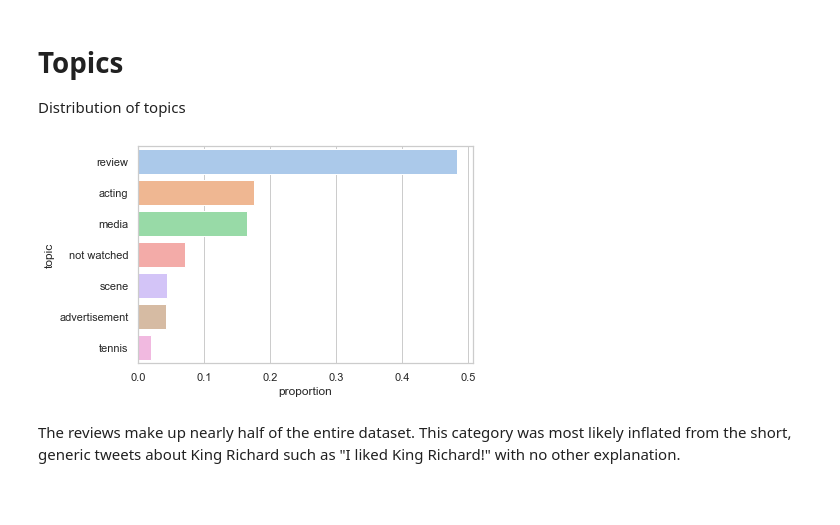
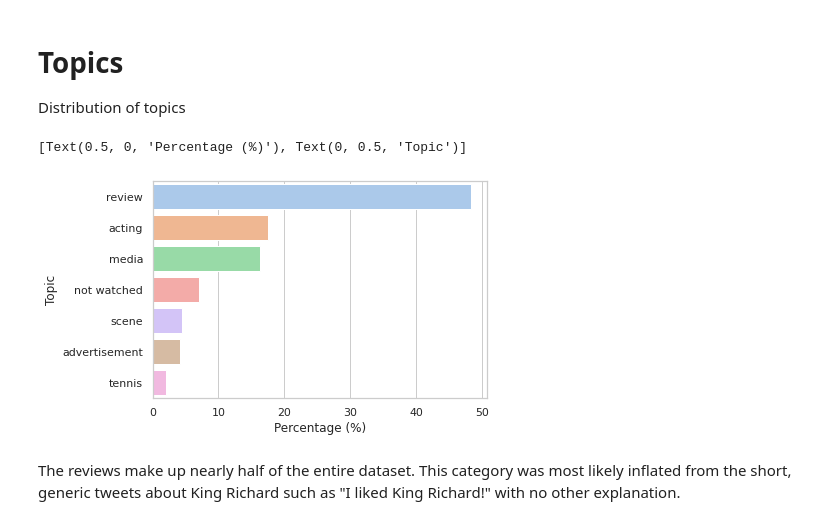
Before and after one commit to matthewgoodman13/twitter_movie_scraper, a Jupyter notebook: src/figures.ipynb, the cells around one changed output. Cells and saved outputs as stored; diff of their text form; code cells hidden in the pictures; blank space fills up the shorter version.

Commit message:
some changes to figures

```diff
--- a/src/figures.ipynb
+++ b/src/figures.ipynb
@@ -24,10 +24,15 @@ sentiments_names = {
     'n': 'negative'
 }
 
+count = 0
+for key, value in overall['sentiments'].items():
+    count += value
+
 sentiments = pd.DataFrame({
     'sentiment': [sentiments_names[k] for k in overall['sentiments'].keys()],
-    'proportion': [v/1000 for v in overall['sentiments'].values()]
+    'percentage': [v/count * 100 for v in overall['sentiments'].values()]
 })
 
-ax = sns.barplot(x='sentiment', y='proportion', data=sentiments)
+ax = sns.barplot(x='sentiment', y='percentage', data=sentiments)
+ax.set(ylabel='Percentage (%)', xlabel='Sentiment')
 # %% [output]
@@ -93,14 +105,20 @@ King Richard gets high praise in general and in acting. It receives the most neg
 
 Distribution of topics
 # %%
+count = 0
+for key, value in overall['topics'].items():
+    count += value
+
 overall_topics = pd.DataFrame({
     'topic': [topics_names[k] for k in overall['topics'].keys()],
-    'proportion': [v/1000 for v in overall['topics'].values()]
+    'proportion': [v/count * 100 for v in overall['topics'].values()]
 })
 
 ax = sns.barplot(x='proportion', y='topic', data=overall_topics)
+ax.set(xlabel='Percentage (%)', ylabel='Topic')
 # %% [output]
+[Text(0.5, 0, 'Percentage (%)'), Text(0, 0.5, 'Topic')]
-[figure, old version]
+[figure, new version]
 # %% [markdown]
 The reviews make up nearly half of the entire dataset. This category was most likely inflated from the short, generic tweets about King Richard such as "I liked King Richard!" with no other explanation.
 # %% [markdown]
```
Also changed, not shown: parts of 4 cells of this notebook, 3 other files.
